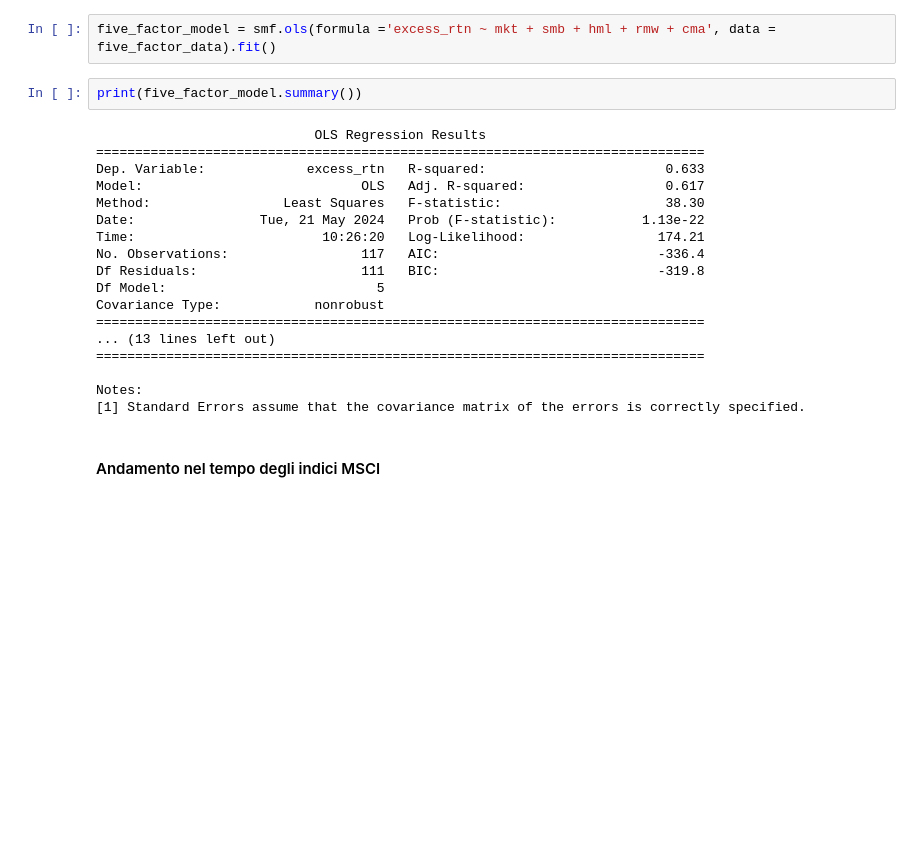
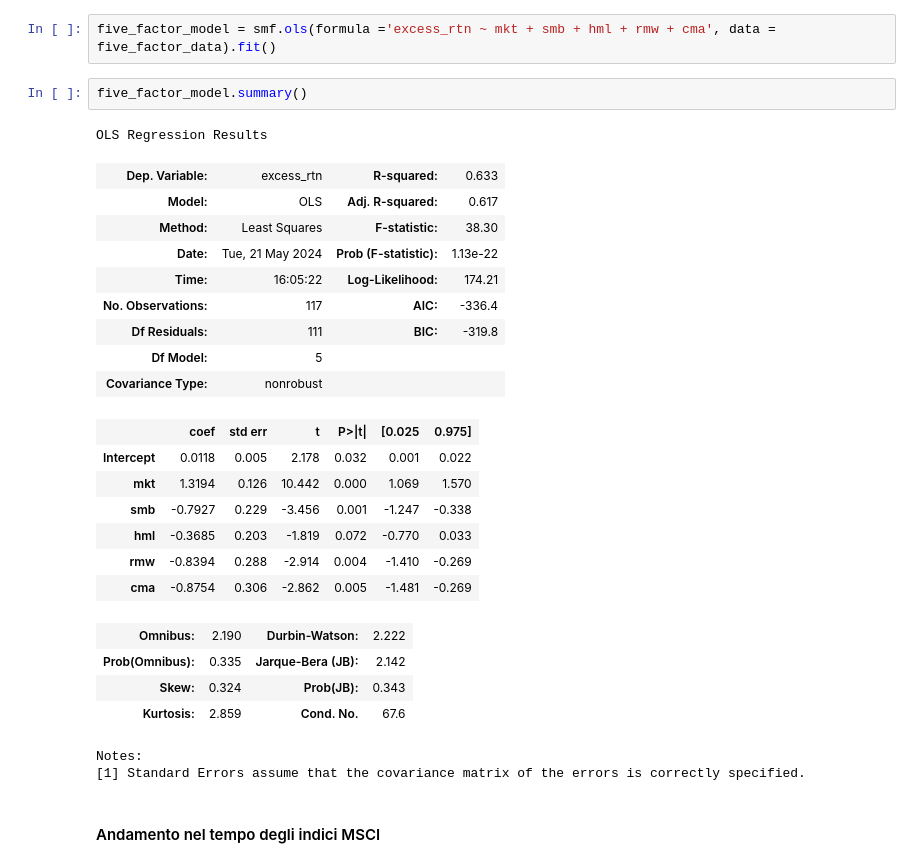
Before and after one commit to Pynci/business-intelligence, a Jupyter notebook: lezioni/Lezione_6_20240506/CAPM_2.ipynb, the cells around one changed output. Saved outputs shown, nothing was run; the diff lists cells and outputs as text; blank space fills up the shorter version.

```diff
--- a/lezioni/Lezione_6_20240506/CAPM_2.ipynb
+++ b/lezioni/Lezione_6_20240506/CAPM_2.ipynb
@@ -743,25 +747,31 @@ five_factor_data.head()
 # %%
 five_factor_model = smf.ols(formula ='excess_rtn ~ mkt + smb + hml + rmw + cma', data = five_factor_data).fit()
 # %%
-print(five_factor_model.summary())
+five_factor_model.summary()
 # %% [output]
-                            OLS Regression Results
-==============================================================================
-Dep. Variable:             excess_rtn   R-squared:                       0.633
-Model:                            OLS   Adj. R-squared:                  0.617
-Method:                 Least Squares   F-statistic:                     38.30
-Date:                Tue, 21 May 2024   Prob (F-statistic):           1.13e-22
-Time:                        10:26:20   Log-Likelihood:                 174.21
-No. Observations:                 117   AIC:                            -336.4
-Df Residuals:                     111   BIC:                            -319.8
-Df Model:                           5
-Covariance Type:            nonrobust
-==============================================================================
-... (13 lines left out)
-==============================================================================
-
-Notes:
-[1] Standard Errors assume that the covariance matrix of the errors is correctly specified.
+OLS Regression Results
+| Dep. Variable: | excess_rtn | R-squared: | 0.633 |
+| Model: | OLS | Adj. R-squared: | 0.617 |
+| Method: | Least Squares | F-statistic: | 38.30 |
+| Date: | Tue, 21 May 2024 | Prob (F-statistic): | 1.13e-22 |
+| Time: | 16:05:22 | Log-Likelihood: | 174.21 |
+| No. Observations: | 117 | AIC: | -336.4 |
+| Df Residuals: | 111 | BIC: | -319.8 |
+| Df Model: | 5 |  |  |
+| Covariance Type: | nonrobust |  |  |
+|  | coef | std err | t | P>|t| | [0.025 | 0.975] |
+| Intercept | 0.0118 | 0.005 | 2.178 | 0.032 | 0.001 | 0.022 |
+| mkt | 1.3194 | 0.126 | 10.442 | 0.000 | 1.069 | 1.570 |
+| smb | -0.7927 | 0.229 | -3.456 | 0.001 | -1.247 | -0.338 |
+| hml | -0.3685 | 0.203 | -1.819 | 0.072 | -0.770 | 0.033 |
+| rmw | -0.8394 | 0.288 | -2.914 | 0.004 | -1.410 | -0.269 |
+| cma | -0.8754 | 0.306 | -2.862 | 0.005 | -1.481 | -0.269 |
+| Omnibus: | 2.190 | Durbin-Watson: | 2.222 |
+| Prob(Omnibus): | 0.335 | Jarque-Bera (JB): | 2.142 |
+| Skew: | 0.324 | Prob(JB): | 0.343 |
+| Kurtosis: | 2.859 | Cond. No. | 67.6 |
+Notes:
+[1] Standard Errors assume that the covariance matrix of the errors is correctly specified.
 # %% [markdown]
 #### Andamento nel tempo degli indici MSCI
 # %%
```
Also changed, not shown: parts of 19 cells of this notebook.
